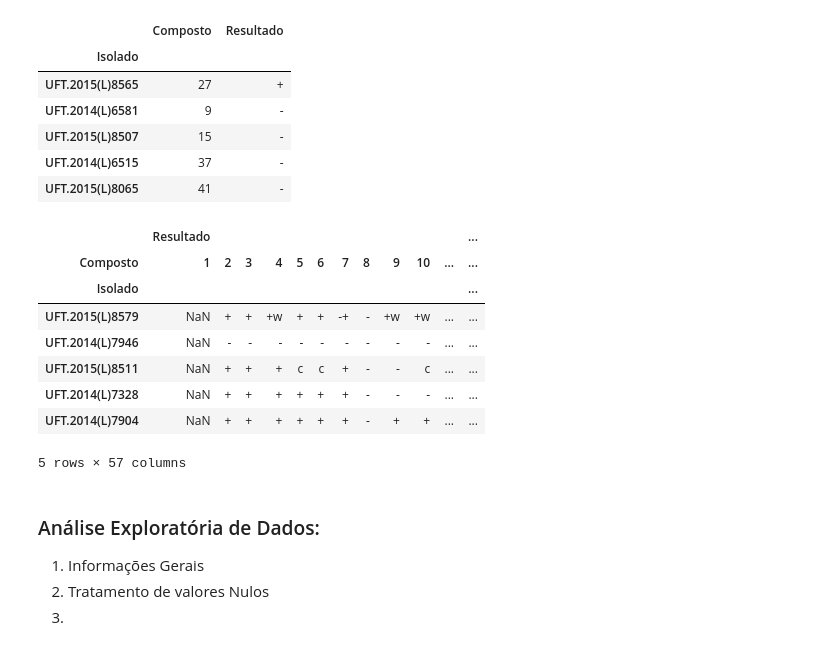
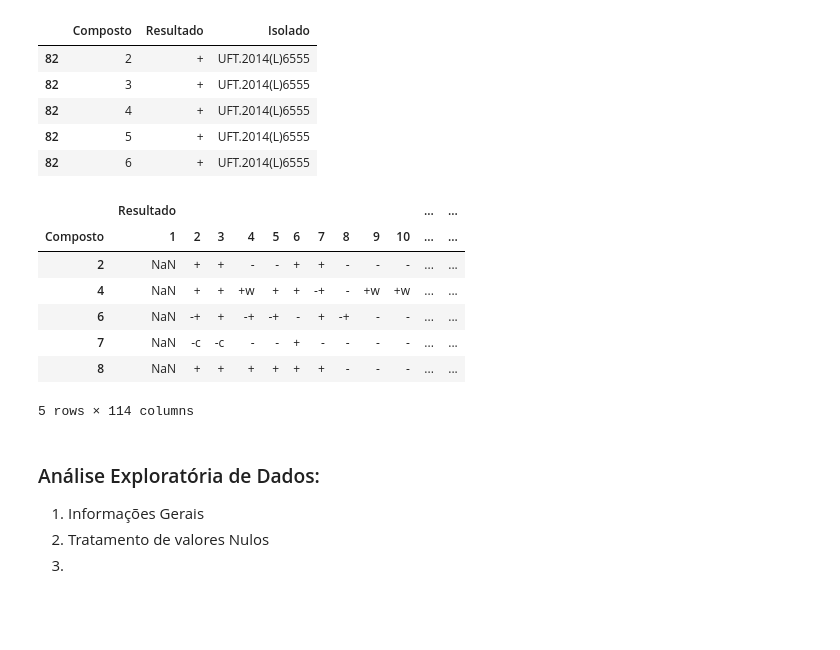
Before and after one commit to JohnnyUFT/Descoberta-de-Conhecimento-em-Base-de-Dados-de-Fungos, a Jupyter notebook: 01.pre_processamento.ipynb, the cells around one changed output. Cells and saved outputs as stored; diff of their text form; code cells hidden in the pictures; blank space fills up the shorter version.

```diff
--- a/01.pre_processamento.ipynb
+++ b/01.pre_processamento.ipynb
@@ -41,15 +34,14 @@ df.set_index(['Isolado'], inplace=True)
 #     compostos.append(i)
 
 # compostos
-df.sample(5)
+df.head(5)
 # %% [output]
-|  | Composto | Resultado |
-| Isolado |  |  |
-| UFT.2015(L)8565 | 27 | + |
-| UFT.2014(L)6581 | 9 | - |
-| UFT.2015(L)8507 | 15 | - |
-| UFT.2014(L)6515 | 37 | - |
-| UFT.2015(L)8065 | 41 | - |
+|  | Composto | Resultado | Isolado |
+| 82 | 2 | + | UFT.2014(L)6555 |
+| 82 | 3 | + | UFT.2014(L)6555 |
+| 82 | 4 | + | UFT.2014(L)6555 |
+| 82 | 5 | + | UFT.2014(L)6555 |
+| 82 | 6 | + | UFT.2014(L)6555 |
 # %%
 # converte coluna de resultados em linhas:
 df = df.pivot(columns='Composto')
@@ -59,15 +51,14 @@ df.to_csv('03 - reacoes_formatadas.csv')
 # %%
-df.sample(5)
+df.head(5)
 # %% [output]
-|  | Resultado |  |  |  |  |  |  |  |  |  |  | ... |
+|  | Resultado |  |  |  |  |  |  |  |  |  | ... | ... |
 | Composto | 1 | 2 | 3 | 4 | 5 | 6 | 7 | 8 | 9 | 10 | ... | ... |
-| Isolado |  |  |  |  |  |  |  |  |  |  |  | ... |
-| UFT.2015(L)8579 | NaN | + | + | +w | + | + | -+ | - | +w | +w | ... | ... |
-| UFT.2014(L)7946 | NaN | - | - | - | - | - | - | - | - | - | ... | ... |
-| UFT.2015(L)8511 | NaN | + | + | + | c | c | + | - | - | c | ... | ... |
-| UFT.2014(L)7328 | NaN | + | + | + | + | + | + | - | - | - | ... | ... |
-| UFT.2014(L)7904 | NaN | + | + | + | + | + | + | - | + | + | ... | ... |
+| 2 | NaN | + | + | - | - | + | + | - | - | - | ... | ... |
+| 4 | NaN | + | + | +w | + | + | -+ | - | +w | +w | ... | ... |
+| 6 | NaN | -+ | + | -+ | -+ | - | + | -+ | - | - | ... | ... |
+| 7 | NaN | -c | -c | - | - | + | - | - | - | - | ... | ... |
+| 8 | NaN | + | + | + | + | + | + | - | - | - | ... | ... |
-5 rows × 57 columns
+5 rows × 114 columns
 # %% [markdown]
 ### Análise Exploratória de Dados:
 1. Informações Gerais
```
Also changed, not shown: parts of 6 cells of this notebook, 33 other files.
